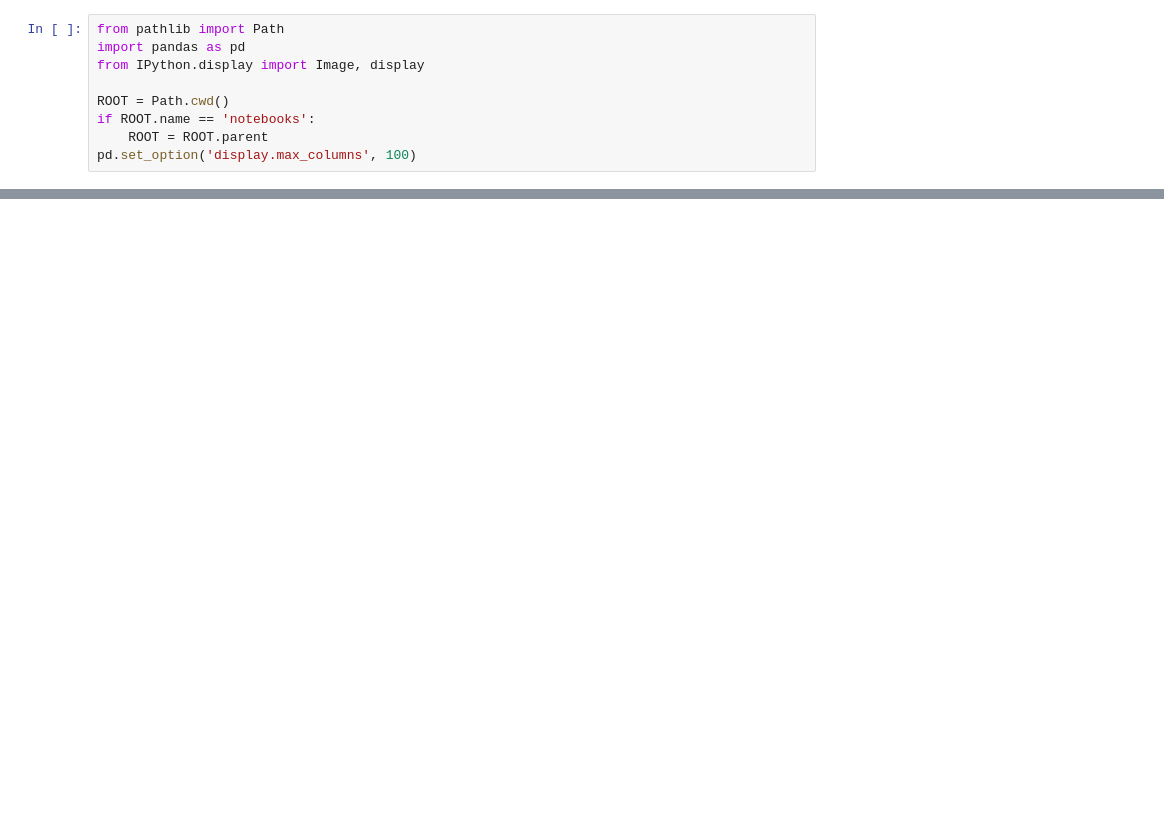
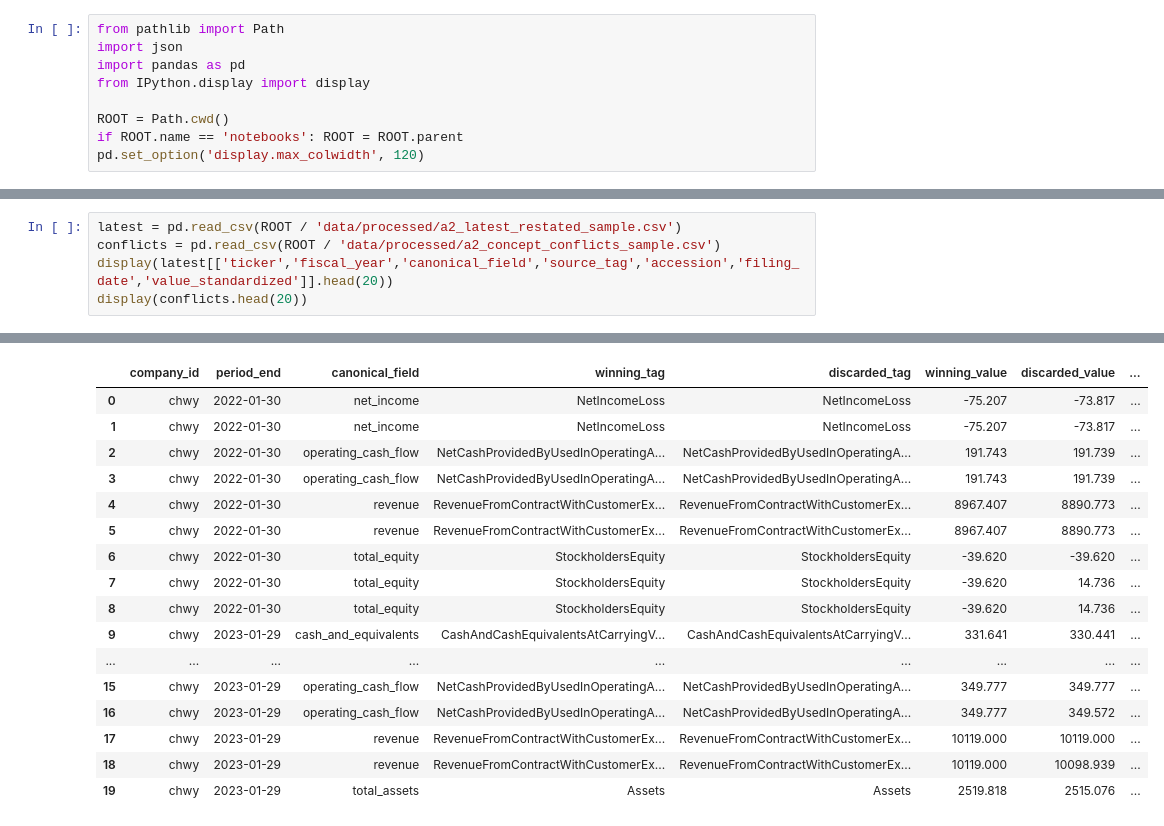
Before and after one commit to yifanwang-mvrk/financial-health-screener, a Jupyter notebook: notebooks/01_source_probe.ipynb, the cells around one changed output, grey strips where cells are left out. Drawn from its saved outputs; the diff is of its cells as text; blank space fills up the shorter version.

Commit message:
feat: complete A2 SEC source probe

```diff
--- a/notebooks/01_source_probe.ipynb
+++ b/notebooks/01_source_probe.ipynb
@@ -7,9 +5,9 @@ Data as of: 2024-01-28.
 # %%
 from pathlib import Path
+import json
 import pandas as pd
-from IPython.display import Image, display
+from IPython.display import display
 
 ROOT = Path.cwd()
-if ROOT.name == 'notebooks':
-    ROOT = ROOT.parent
-pd.set_option('display.max_columns', 100)
+if ROOT.name == 'notebooks': ROOT = ROOT.parent
+pd.set_option('display.max_colwidth', 120)
@@ -85,0 +49,6 @@ Official SEC companyfacts and submissions JSON are cached for all six Pilot comp
+# %%
+latest = pd.read_csv(ROOT / 'data/processed/a2_latest_restated_sample.csv')
+conflicts = pd.read_csv(ROOT / 'data/processed/a2_concept_conflicts_sample.csv')
+display(latest[['ticker','fiscal_year','canonical_field','source_tag','accession','filing_date','value_standardized']].head(20))
+display(conflicts.head(20))
+# %% [output]
@@ -85,0 +72,17 @@ Official SEC companyfacts and submissions JSON are cached for all six Pilot comp
+|  | company_id | period_end | canonical_field | winning_tag | discarded_tag | winning_value | discarded_value | ... |
+| 0 | chwy | 2022-01-30 | net_income | NetIncomeLoss | NetIncomeLoss | -75.207 | -73.817 | ... |
+| 1 | chwy | 2022-01-30 | net_income | NetIncomeLoss | NetIncomeLoss | -75.207 | -73.817 | ... |
+| 2 | chwy | 2022-01-30 | operating_cash_flow | NetCashProvidedByUsedInOperatingA... | NetCashProvidedByUsedInOperatingA... | 191.743 | 191.739 | ... |
+| 3 | chwy | 2022-01-30 | operating_cash_flow | NetCashProvidedByUsedInOperatingA... | NetCashProvidedByUsedInOperatingA... | 191.743 | 191.739 | ... |
+| 4 | chwy | 2022-01-30 | revenue | RevenueFromContractWithCustomerEx... | RevenueFromContractWithCustomerEx... | 8967.407 | 8890.773 | ... |
+| 5 | chwy | 2022-01-30 | revenue | RevenueFromContractWithCustomerEx... | RevenueFromContractWithCustomerEx... | 8967.407 | 8890.773 | ... |
+| 6 | chwy | 2022-01-30 | total_equity | StockholdersEquity | StockholdersEquity | -39.620 | -39.620 | ... |
+| 7 | chwy | 2022-01-30 | total_equity | StockholdersEquity | StockholdersEquity | -39.620 | 14.736 | ... |
+| 8 | chwy | 2022-01-30 | total_equity | StockholdersEquity | StockholdersEquity | -39.620 | 14.736 | ... |
+| 9 | chwy | 2023-01-29 | cash_and_equivalents | CashAndCashEquivalentsAtCarryingV... | CashAndCashEquivalentsAtCarryingV... | 331.641 | 330.441 | ... |
+| ... | ... | ... | ... | ... | ... | ... | ... | ... |
+| 15 | chwy | 2023-01-29 | operating_cash_flow | NetCashProvidedByUsedInOperatingA... | NetCashProvidedByUsedInOperatingA... | 349.777 | 349.777 | ... |
+| 16 | chwy | 2023-01-29 | operating_cash_flow | NetCashProvidedByUsedInOperatingA... | NetCashProvidedByUsedInOperatingA... | 349.777 | 349.572 | ... |
+| 17 | chwy | 2023-01-29 | revenue | RevenueFromContractWithCustomerEx... | RevenueFromContractWithCustomerEx... | 10119.000 | 10119.000 | ... |
+| 18 | chwy | 2023-01-29 | revenue | RevenueFromContractWithCustomerEx... | RevenueFromContractWithCustomerEx... | 10119.000 | 10098.939 | ... |
+| 19 | chwy | 2023-01-29 | total_assets | Assets | Assets | 2519.818 | 2515.076 | ... |
```
Also changed, not shown: parts of 10 cells of this notebook, 29 other files.
